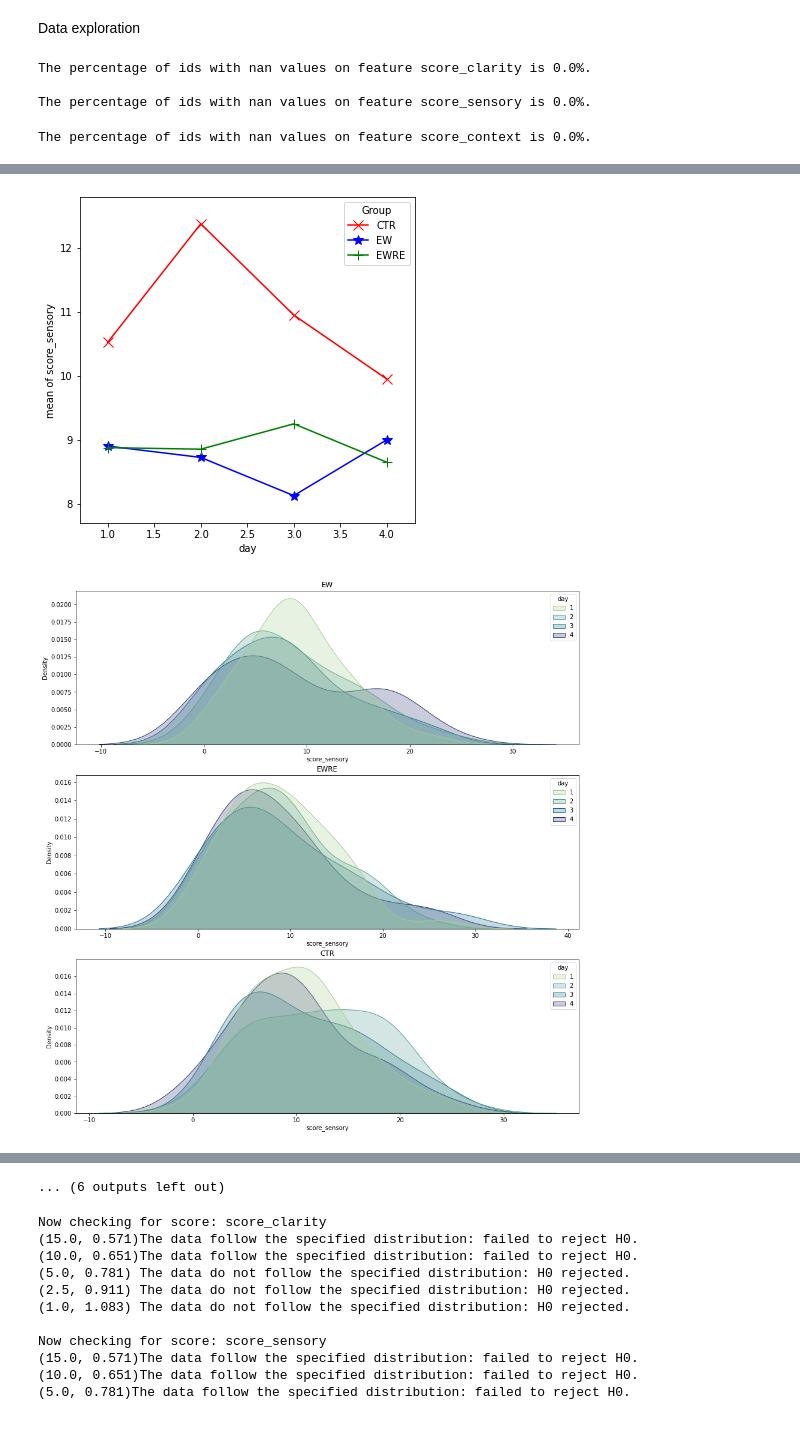
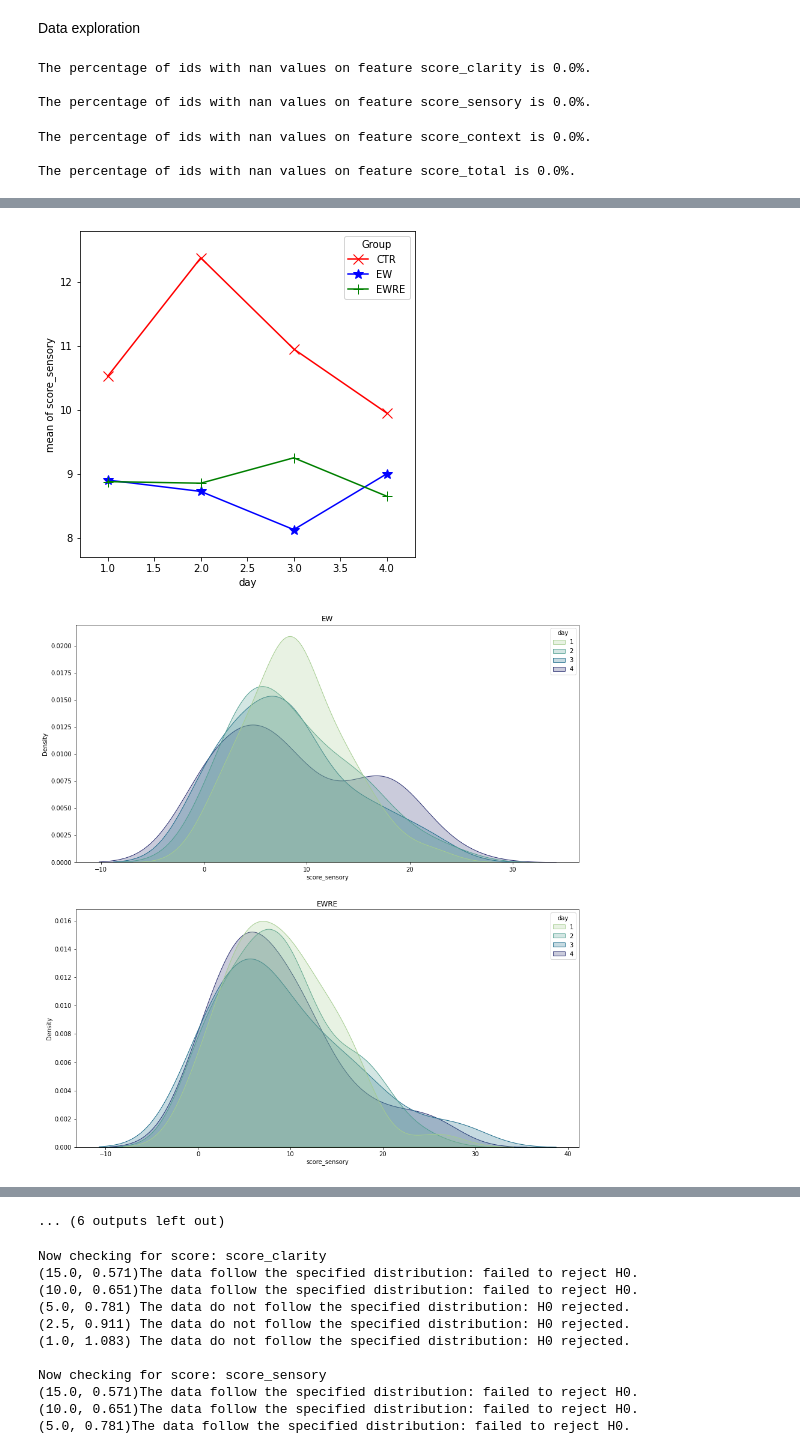
Before and after one commit to lucia-lux/EW_analysis, a Jupyter notebook: MCQ_analysis.ipynb, the cells around one changed output, grey strips where cells are left out. Drawn from its saved outputs; the diff is of its cells as text; code cells hidden in the pictures.

```diff
--- a/MCQ_analysis.ipynb
+++ b/MCQ_analysis.ipynb
@@ -343,7 +343,7 @@ tot_score_df = tot_score_df.reset_index()
 Data exploration
 # %%
 de = Data_Explorer(tot_score_df,'Group','day')
-groups = tot_score_df.Group.unique()
+groups = ["EW","EWRE"]#tot_score_df.Group.unique()
 cols_to_process = list(tot_score_df.filter(like = 'score',axis = 1).columns.values)
 cols_to_process.extend(['memory_time_vague_clear'])
 for col in cols_to_process:
@@ -359,3 +359,5 @@ The percentage of ids with nan values on feature score_clarity is 0.0%.
 
 The percentage of ids with nan values on feature score_sensory is 0.0%.
 The percentage of ids with nan values on feature score_context is 0.0%.
+
+The percentage of ids with nan values on feature score_total is 0.0%.
@@ -374,5 +374,5 @@ Name: Group, dtype: int64
 [figure]
 [figure]
-[figure, old version]
+[figure, new version]
 [figure]
 [figure]
```
Also changed, not shown: parts of 2 cells of this notebook, 55 other files.
